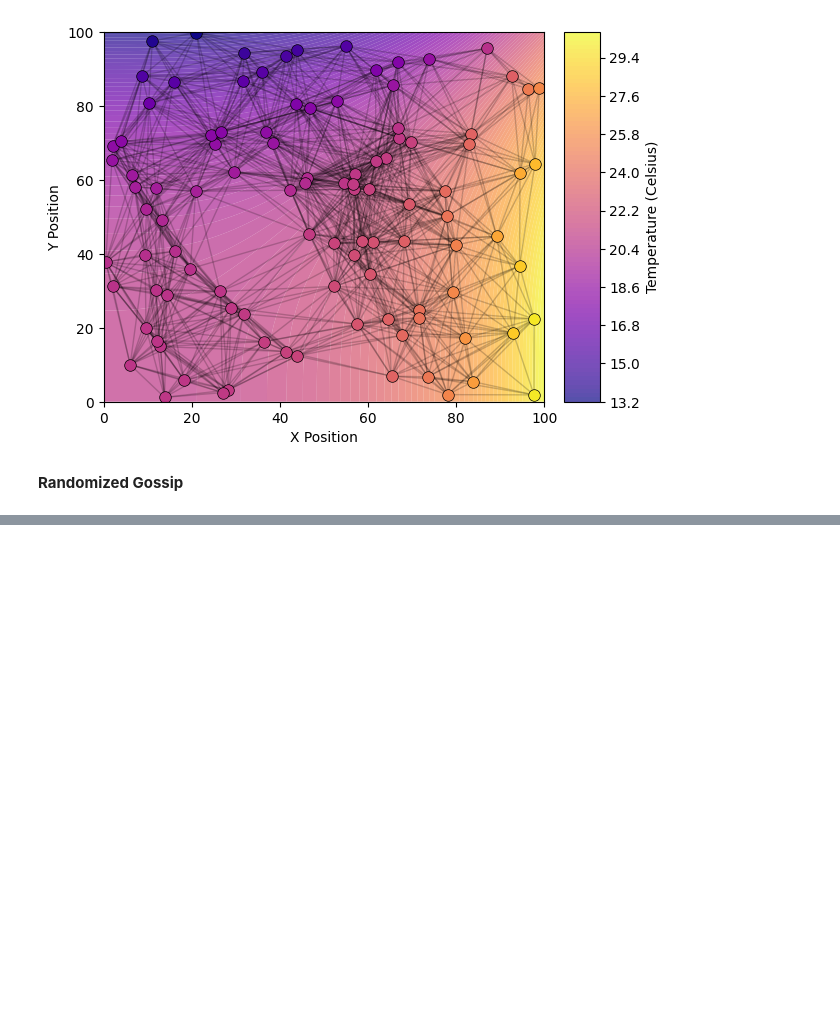
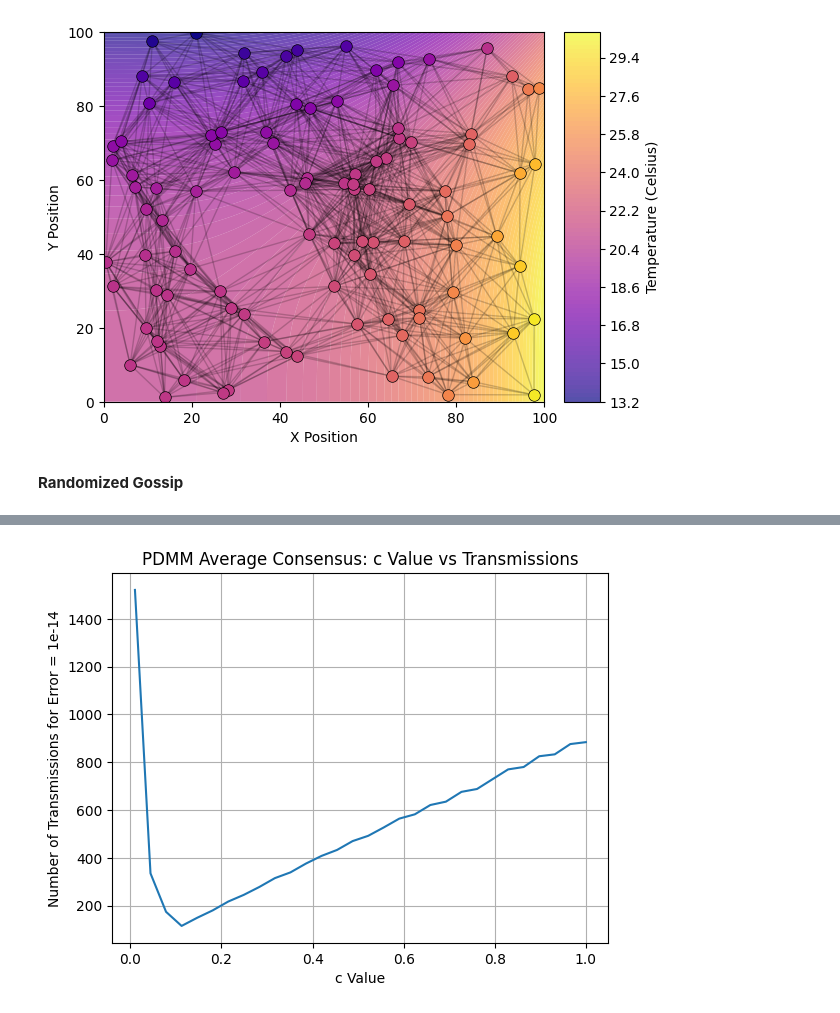
Before and after one commit to josephine-king/EE4540_Project, a Jupyter notebook: distributed_project.ipynb, the cells around one changed output, grey strips where cells are left out. Drawn from its saved outputs; the diff is of its cells as text; code cells hidden in the pictures; blank space fills up the shorter version.

Commit message:
adding PDMM

```diff
--- a/distributed_project.ipynb
+++ b/distributed_project.ipynb
@@ -169,0 +172,81 @@ The optimal P matrix is better than the uniform distribution.
+# %%
+def pdmm_average(adjacency_matrix, sensor_measurements, c, num_iter):
+    n = adjacency_matrix.shape[0]
+    # Initialize variables
+    x = sensor_measurements.copy()
+    x_true = np.mean(sensor_measurements) * np.ones(n)
+    error_val = calculate_error(x, x_true)
+    error_vals = [error_val]
+    y = {}
+    z = {}
+    for i in range(n):
+        for j in range(n):
+            if adjacency_matrix[i, j] > 0:
+                z[(i, j)] = sensor_measurements[i]
+
+    iter = 0
+    while iter < num_iter and error_val > 1e-14:
+
+        for i in range(n):
+            # x update
+            x[i] = sensor_measurements[i]
+            # Find neighbors
+            neighbors_idx = np.where(adjacency_matrix[i, :] > 0)[0]
+            # Loop through neighbors
+            for j in neighbors_idx:
+                if i < j:
+                    A = 1
+                else:
+                    A = -1
+                x[i] -= A * z[(i, j)]
+            x[i] /= (1 + c * len(neighbors_idx))
+
+            # y update
+            for j in neighbors_idx:
+                if i < j:
+                    A = 1
+                else:
+                    A = -1
+                y[(i, j)] = z[(i, j)] + 2 * c * A * x[i]
+
+        # Transmit variables
+
+        # Update auxiliary variables
+        for i in range(n):
+            neighbors_idx = np.where(adjacency_matrix[i, :] > 0)[0]
+            for j in neighbors_idx:
+                z[(j, i)] = y[(i, j)]
+
+        # Calculate error
+        error_val = calculate_error(x, x_true)
+        error_vals.append(error_val)
+
+        iter += 1
+
+    return error_vals, x
+
+# Run PDMM average consensus for different values of c
+c_vals = np.linspace(0.01, 1, 30)
+num_transmissions = []
+for c in c_vals:
+    error_vals, x = pdmm_average(adjacency_matrix, sensor_measurements, c, 2000)
+    num_transmissions.append(len(error_vals))
+
+fig = plt.figure()
+plt.plot(c_vals, num_transmissions, label='Number of Transmissions')
+plt.grid(True)
+plt.xlabel("c Value")
+plt.ylabel("Number of Transmissions for Error = 1e-14")
+plt.title("PDMM Average Consensus: c Value vs Transmissions")
+
+# Get the best value of c and plot the error
+best_c = c_vals[np.argmin(num_transmissions)]
+error_vals, x = pdmm_average(adjacency_matrix, sensor_measurements, best_c, 2000)
+
+fig = plt.figure()
+plt.semilogy(error_vals, label=f'c={c:.2f}')
+plt.grid(True)
+plt.xlabel("Transmissions")
+plt.ylabel(r"Normalized Error: $\frac{\|\mathbf{x}_{\mathrm{est}} - \mathbf{x}_{\mathrm{true}}\|_2}{\|\mathbf{x}_{\mathrm{true}}\|_2}$")
+plt.title("PDMM Average Consensus: Error vs Transmissions")
+# %% [output]
@@ -169,0 +254 @@ The optimal P matrix is better than the uniform distribution.
+[figure, added]
```
Also changed, not shown: parts of 3 cells of this notebook, 1 other file.
